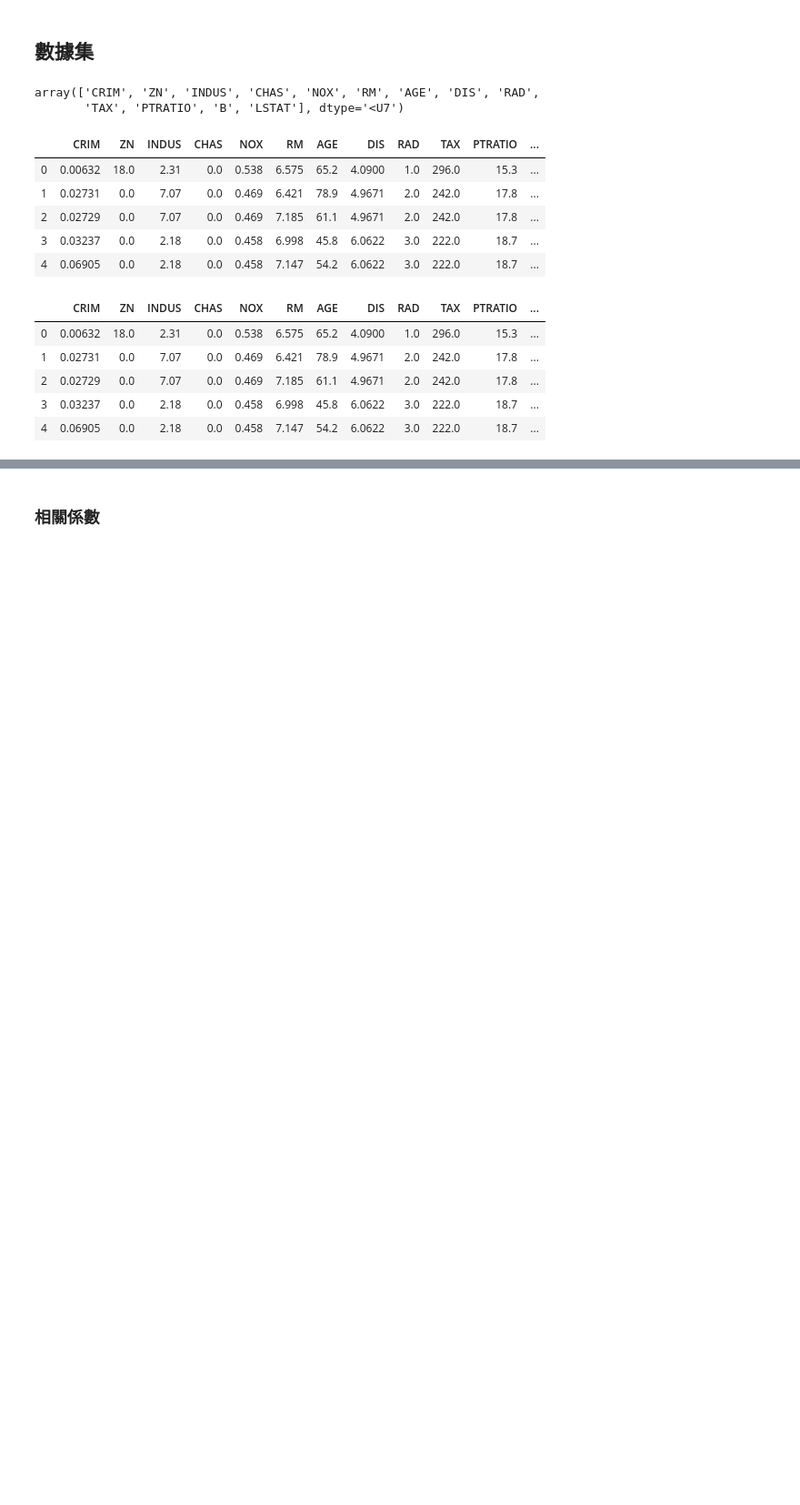
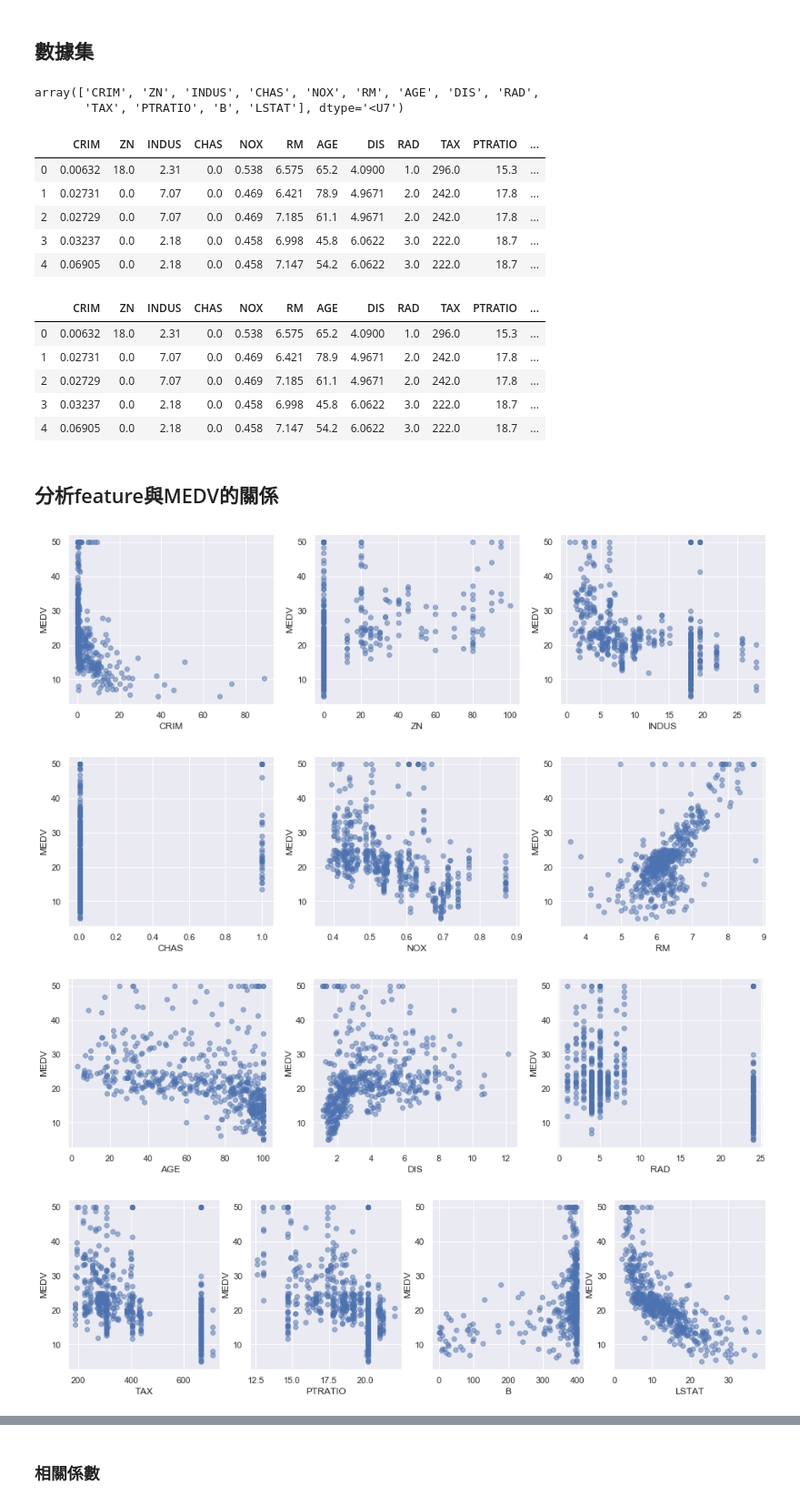
Before and after one commit to julie861106/2019Python, a Jupyter notebook: 1113_HW.ipynb, the cells around one changed output, grey strips where cells are left out. Shown: that part at 91% size. Drawn from its saved outputs; the diff is of its cells as text; code cells hidden in the pictures; blank space fills up the shorter version.

```diff
--- a/1113_HW.ipynb
+++ b/1113_HW.ipynb
@@ -41,0 +45,32 @@ boston.head()
+# %% [markdown]
+## 分析feature與MEDV的關係
+# %%
+plt.figure(figsize=(16, 4))
+for i, key in enumerate(['CRIM', 'ZN', 'INDUS']):
+    plt.subplot(1, 3, i+1)
+    plt.xlabel(key)
+    plt.ylabel('MEDV')
+    plt.scatter(boston[key], boston['MEDV'], alpha=0.5)
+plt.figure(figsize=(16, 4))
+for i, key in enumerate(['CHAS', 'NOX', 'RM']):
+    plt.subplot(1, 3, i+1)
+    plt.xlabel(key)
+    plt.ylabel('MEDV')
+    plt.scatter(boston[key], boston['MEDV'], alpha=0.5)
+plt.figure(figsize=(16, 4))
+for i, key in enumerate(['AGE', 'DIS', 'RAD']):
+    plt.subplot(1, 3, i+1)
+    plt.xlabel(key)
+    plt.ylabel('MEDV')
+    plt.scatter(boston[key], boston['MEDV'], alpha=0.5)
+plt.figure(figsize=(16, 4))
+for i, key in enumerate(['TAX', 'PTRATIO', 'B', 'LSTAT']):
+    plt.subplot(1, 4, i+1)
+    plt.xlabel(key)
+    plt.ylabel('MEDV')
+    plt.scatter(boston[key], boston['MEDV'], alpha=0.5)
+# %% [output]
+[figure, added]
+[figure, added]
+[figure, added]
+[figure, added]
```
Also changed, not shown: parts of 13 cells of this notebook.
